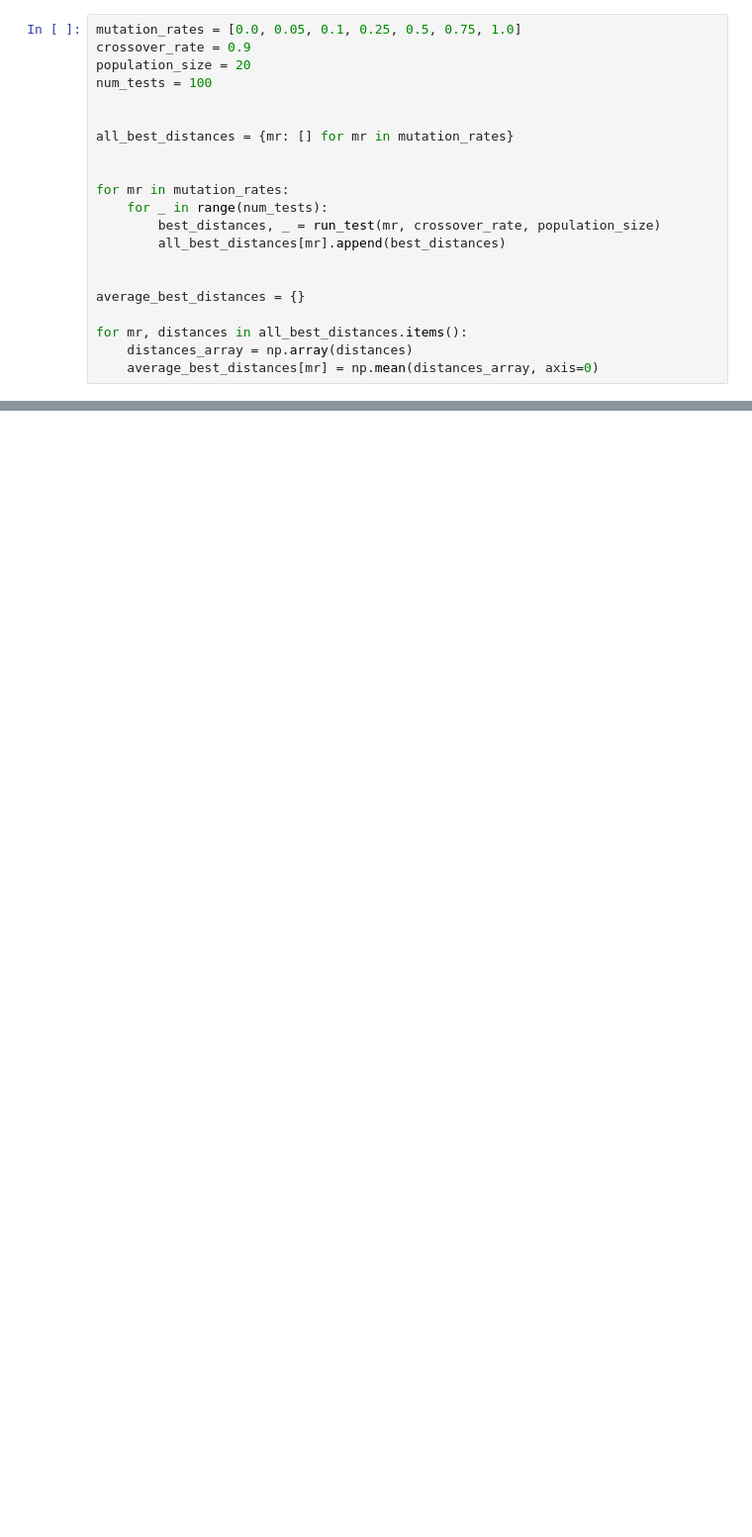
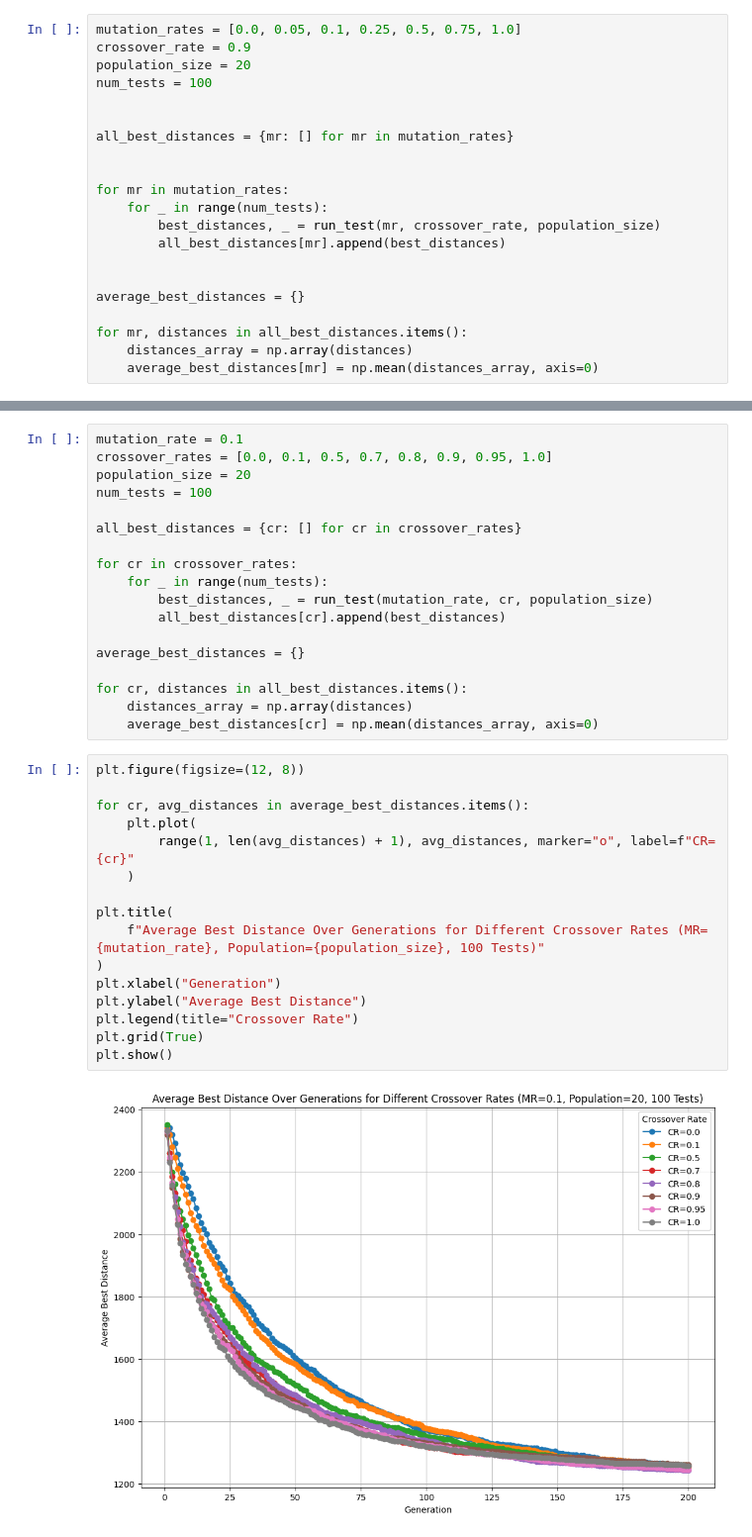
Before and after one commit to mpszkudlarek/traveling-salesman-problem, a Jupyter notebook: average.ipynb, the cells around one changed output, grey strips where cells are left out. Shown at 99% size. Cells and saved outputs as stored; diff of their text form; blank space fills up the shorter version.

```diff
--- a/average.ipynb
+++ b/average.ipynb
@@ -63,0 +64,36 @@ plt.show()
+# %%
+mutation_rate = 0.1
+crossover_rates = [0.0, 0.1, 0.5, 0.7, 0.8, 0.9, 0.95, 1.0]
+population_size = 20
+num_tests = 100
+
+all_best_distances = {cr: [] for cr in crossover_rates}
+
+for cr in crossover_rates:
+    for _ in range(num_tests):
+        best_distances, _ = run_test(mutation_rate, cr, population_size)
+        all_best_distances[cr].append(best_distances)
+
+average_best_distances = {}
+
+for cr, distances in all_best_distances.items():
+    distances_array = np.array(distances)
+    average_best_distances[cr] = np.mean(distances_array, axis=0)
+# %%
+plt.figure(figsize=(12, 8))
+
+for cr, avg_distances in average_best_distances.items():
+    plt.plot(
+        range(1, len(avg_distances) + 1), avg_distances, marker="o", label=f"CR={cr}"
+    )
+
+plt.title(
+    f"Average Best Distance Over Generations for Different Crossover Rates (MR={mutation_rate}, Population={population_size}, 100 Tests)"
+)
+plt.xlabel("Generation")
+plt.ylabel("Average Best Distance")
+plt.legend(title="Crossover Rate")
+plt.grid(True)
+plt.show()
+# %% [output]
+[figure, added]
```
Also changed, not shown: parts of 2 cells of this notebook, 1 other file.
